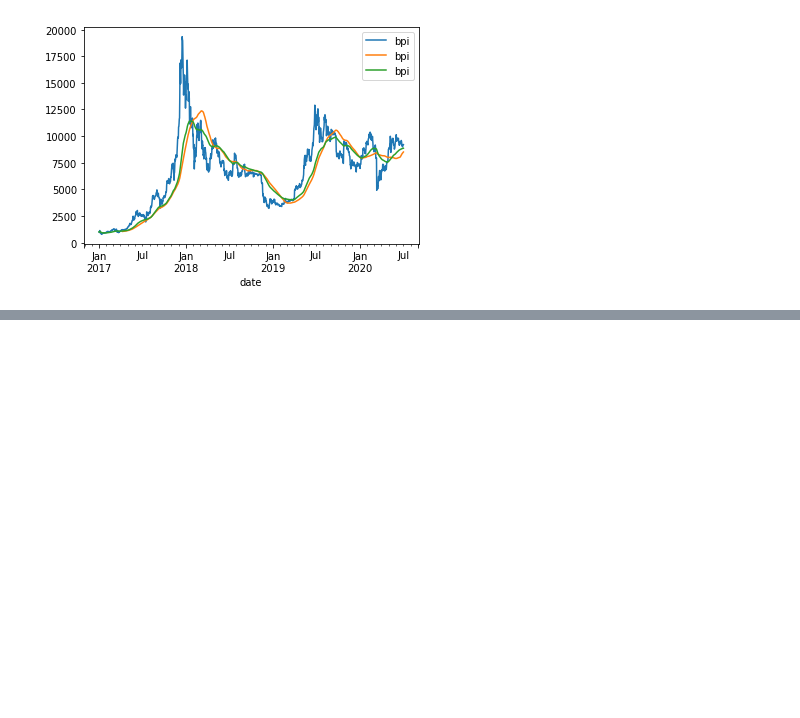
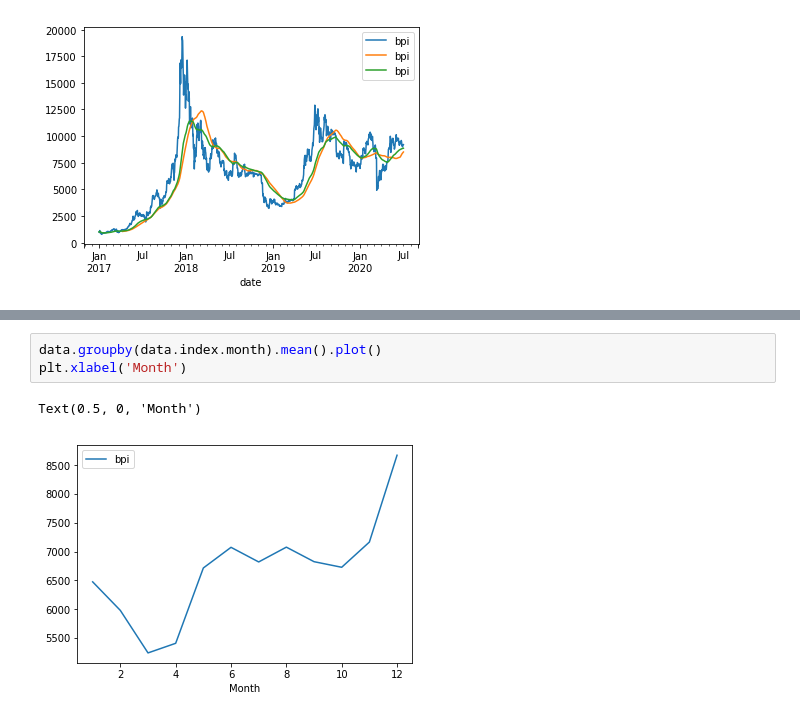
Before and after one commit to henokyemam/Time_Series_Introduction, a Jupyter notebook: notebooks/06_TS_Python_Modeling_Analysis.ipynb, the cells around one changed output, grey strips where cells are left out. Saved outputs shown, nothing was run; the diff lists cells and outputs as text; blank space fills up the shorter version.

```diff
--- a/notebooks/06_TS_Python_Modeling_Analysis.ipynb
+++ b/notebooks/06_TS_Python_Modeling_Analysis.ipynb
@@ -186,0 +192,6 @@ pd.concat([data
+# %%
+data.groupby(data.index.month).mean().plot()
+plt.xlabel('Month')
+# %% [output]
+Text(0.5, 0, 'Month')
+[figure, added]
```
Also changed, not shown: parts of 8 cells of this notebook.
